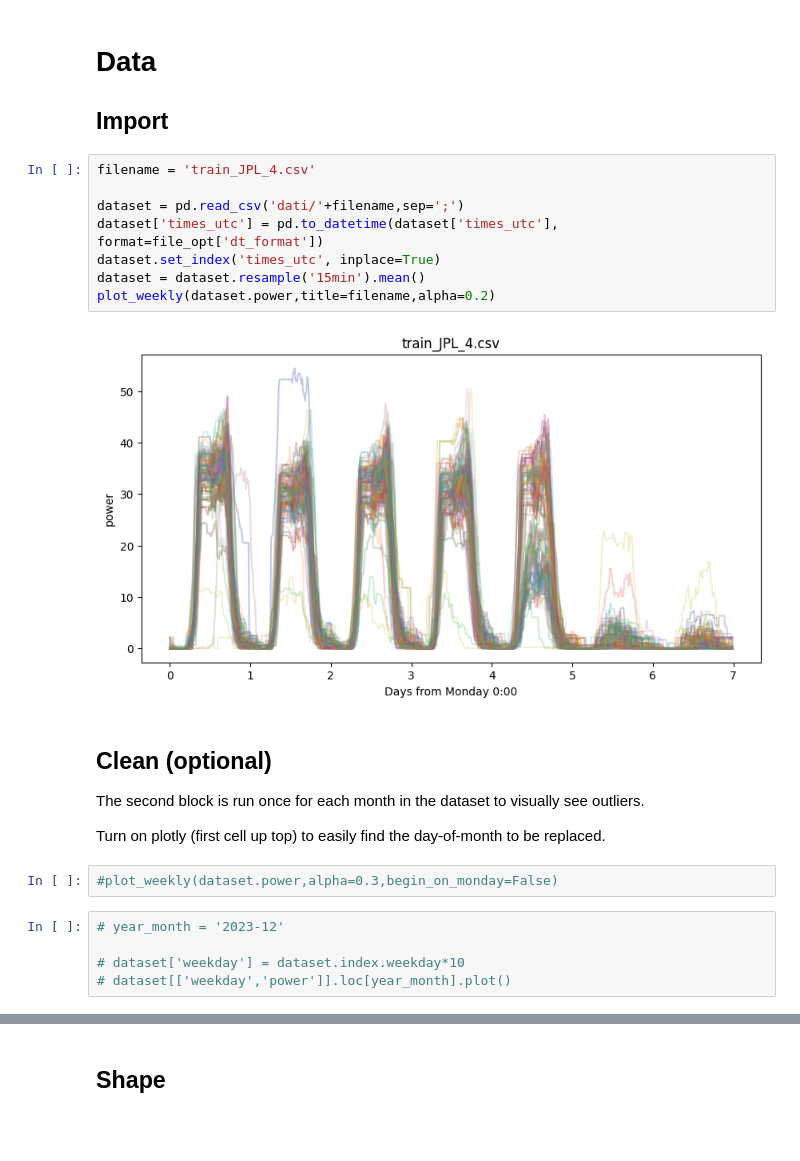
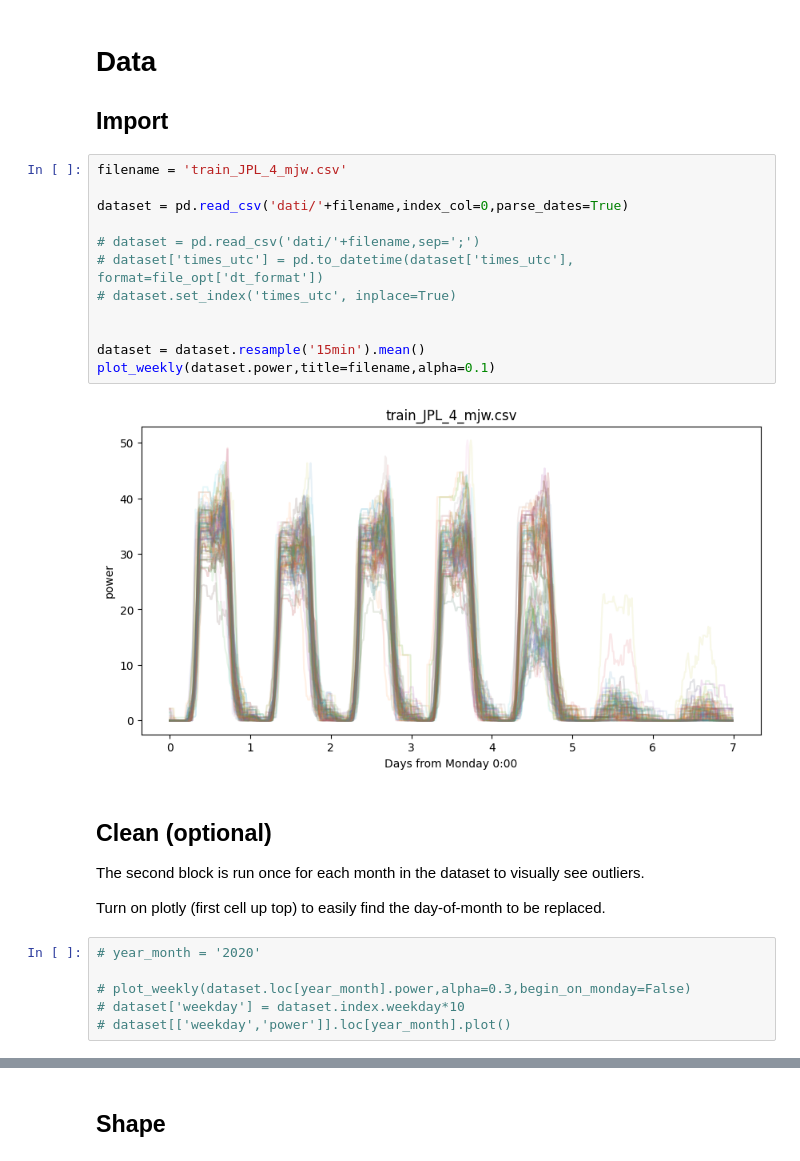
Before and after one commit to woodjmichael/Prophet-LSTM-EV-Forecast, a Jupyter notebook: ev_forecaster_no_sql.ipynb, the cells around one changed output, grey strips where cells are left out. Cells and saved outputs as stored; diff of their text form; blank space fills up the shorter version.

```diff
--- a/ev_forecaster_no_sql.ipynb
+++ b/ev_forecaster_no_sql.ipynb
@@ -77,15 +84,19 @@ model_opt = {'LSTM_num_hidden_units': [24],
 
 ## Import
 # %%
-filename = 'train_JPL_4.csv'
+filename = 'train_JPL_4_mjw.csv'
 
-dataset = pd.read_csv('dati/'+filename,sep=';')
-dataset['times_utc'] = pd.to_datetime(dataset['times_utc'], format=file_opt['dt_format'])
-dataset.set_index('times_utc', inplace=True)
+dataset = pd.read_csv('dati/'+filename,index_col=0,parse_dates=True)
+
+# dataset = pd.read_csv('dati/'+filename,sep=';')
+# dataset['times_utc'] = pd.to_datetime(dataset['times_utc'], format=file_opt['dt_format'])
+# dataset.set_index('times_utc', inplace=True)
+
+
 dataset = dataset.resample('15min').mean()
-plot_weekly(dataset.power,title=filename,alpha=0.2)
+plot_weekly(dataset.power,title=filename,alpha=0.1)
 # %% [output]
-[figure, old version]
+[figure, new version]
 # %% [markdown]
 ## Clean (optional)
 
@@ -93,10 +104,9 @@ The second block is run once for each month in the dataset to visually see outli
 
 Turn on plotly (first cell up top) to easily find the day-of-month to be replaced.
 # %%
-#plot_weekly(dataset.power,alpha=0.3,begin_on_monday=False)
+# year_month = '2020'
+
+# plot_weekly(dataset.loc[year_month].power,alpha=0.3,begin_on_monday=False)
+# dataset['weekday'] = dataset.index.weekday*10
+# dataset[['weekday','power']].loc[year_month].plot()
-# %%
-# year_month = '2023-12'
-
-# dataset['weekday'] = dataset.index.weekday*10
-# dataset[['weekday','power']].loc[year_month].plot()
 # %%
```
Also changed, not shown: parts of 14 cells of this notebook, 30 other files.
